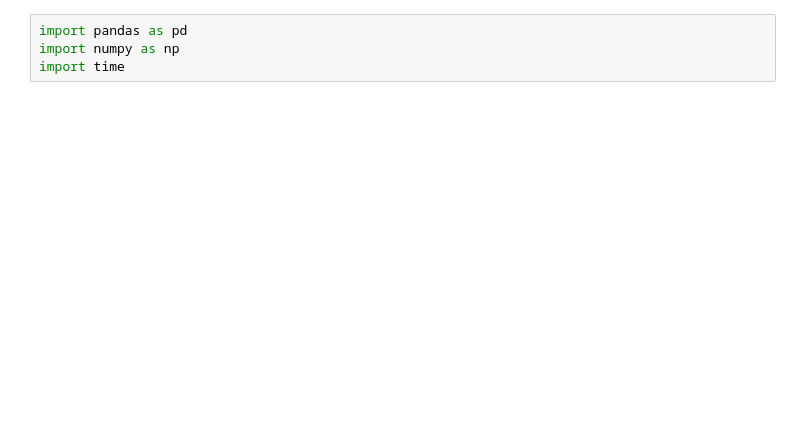
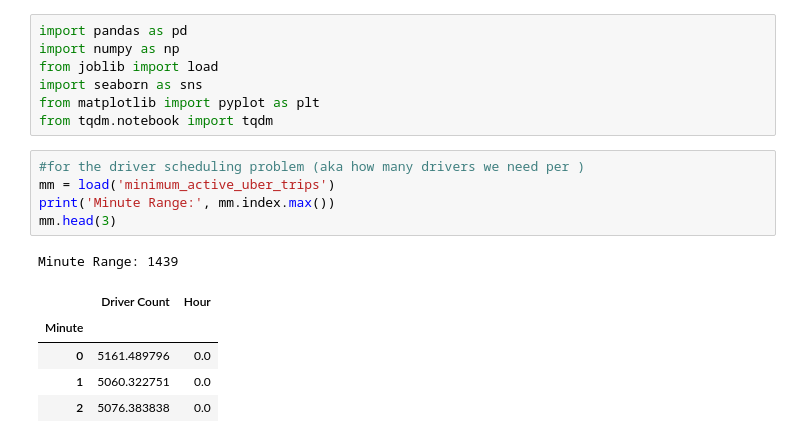
Before and after one commit to anthony001w/uber-nyc-simulation, a Jupyter notebook: prototype_system.ipynb, the cells around one changed output. Drawn from its saved outputs; the diff is of its cells as text; blank space fills up the shorter version.

```diff
--- a/prototype_system.ipynb
+++ b/prototype_system.ipynb
@@ -1,4 +1,19 @@
 # %%
 import pandas as pd
 import numpy as np
-import time
+from joblib import load
+import seaborn as sns
+from matplotlib import pyplot as plt
+from tqdm.notebook import tqdm
+# %%
+#for the driver scheduling problem (aka how many drivers we need per )
+mm = load('minimum_active_uber_trips')
+print('Minute Range:', mm.index.max())
+mm.head(3)
+# %% [output]
+Minute Range: 1439
+|  | Driver Count | Hour |
+| Minute |  |  |
+| 0 | 5161.489796 | 0.0 |
+| 1 | 5060.322751 | 0.0 |
+| 2 | 5076.383838 | 0.0 |
```
Also changed, not shown: parts of 12 cells of this notebook, 8 other files.
